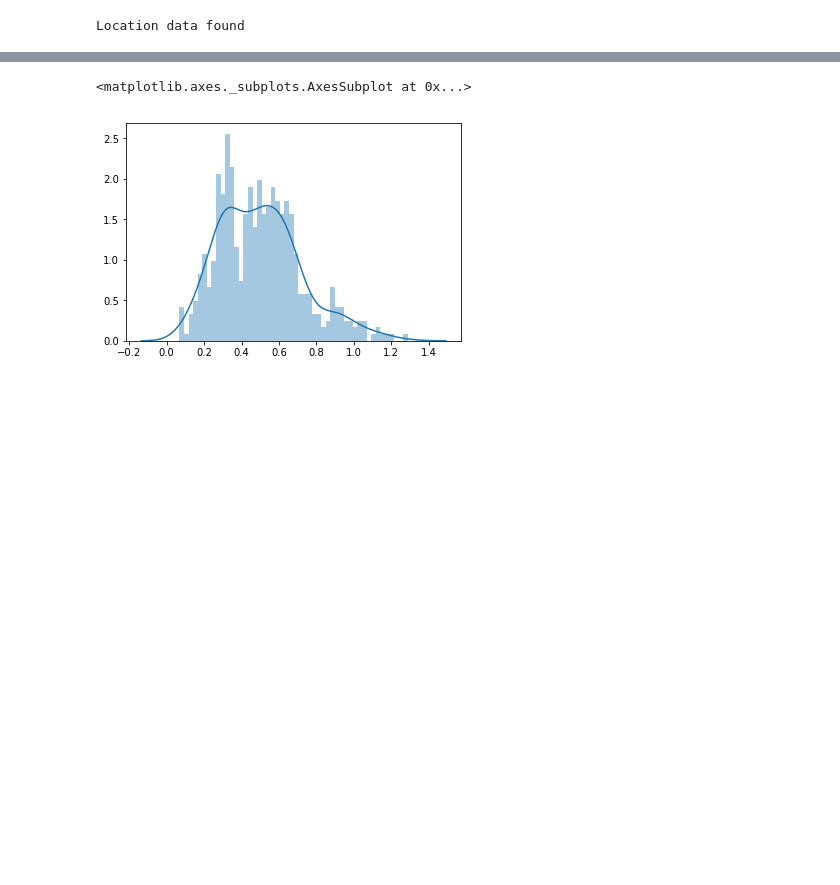
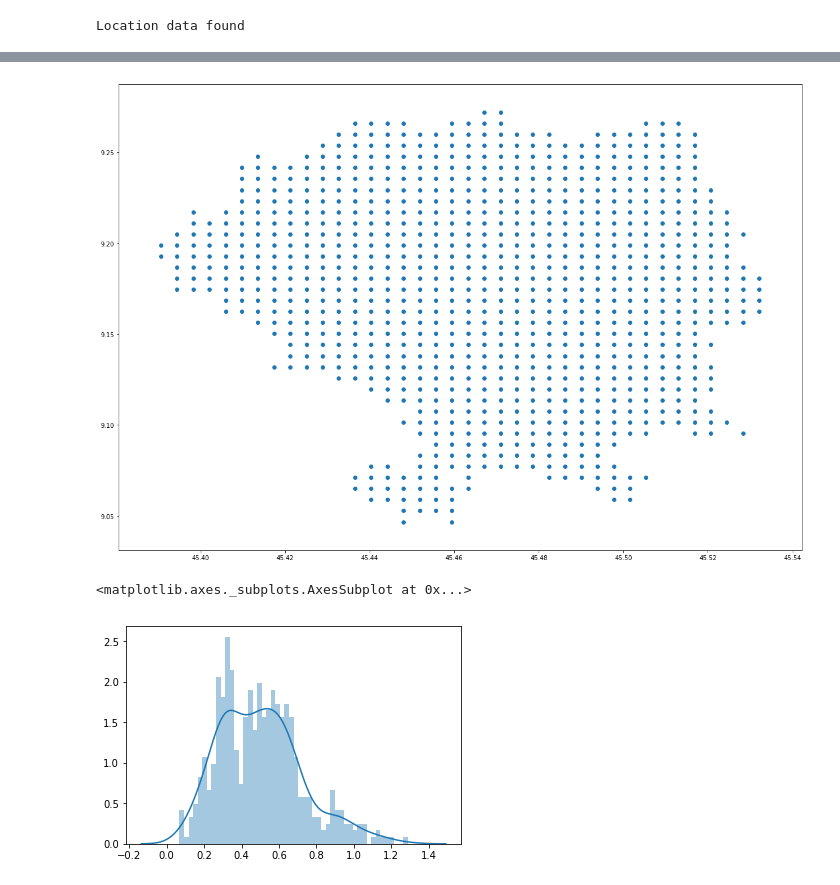
Before and after one commit to davideveronese/daf-data-science, a Jupyter notebook: mappa_quartiere/CityServicesModel.ipynb, the cells around one changed output, grey strips where cells are left out. Saved outputs shown, nothing was run; the diff lists cells and outputs as text; code cells hidden in the pictures; blank space fills up the shorter version.

```diff
--- a/mappa_quartiere/CityServicesModel.ipynb
+++ b/mappa_quartiere/CityServicesModel.ipynb
@@ -20,6 +24,7 @@ WARNING: mock demand factors initalised for ServiceTypes
 gaussKern = gaussian_process.kernels.RBF
 get_random_pos = lambda n: list(map(geopy.Point, list(zip(np.round(np.random.uniform(45.40, 45.50, n), 5),
                                 np.round(np.random.uniform(9.1, 9.3, n), 5)))))
+make_shapely_point = lambda geoPoint: shapely.geometry.Point(tuple(geoPoint))
 # %%
 ## ServiceUnit class
 class ServiceUnit:
@@ -200,0 +283,6 @@ Location data found
+# %%
+nil = gpd.read_file('data/milanoNIL.geojson')
+#xx = nil['geometry'][0]
+#shapely..union(nil['geometry'][1])
+zz = shapely.ops.cascaded_union(nil['geometry'])
+zz.bounds
@@ -201,3 +312,36 @@ Location data found
+# %%
+gridSize = 40
+
+# precompute coordinate ranges
+latRange = (zz.bounds[0], zz.bounds[2])
+longRange = (zz.bounds[1], zz.bounds[3])
+
+# precompute plotting grid
+(xPlot, yPlot) = np.meshgrid(np.linspace(*longRange, gridSize),
+                                               np.linspace(*latRange, gridSize),
+                                        indexing='ij')
+
+plotPoints = np.empty_like(xPlot, dtype=object)
+for (i,j),_ in np.ndenumerate(plotPoints):
+            plotPoints[i,j] = geopy.Point(yPlot[i,j], xPlot[i,j]) # (lat, long) format
+
+# mark points outside boundaries
+#tt = plotPoints[0,0]
+#bInPerimeter = zz.contains(shapely.geometry.Point(plotPoints[0,0].longitude, plotPoints[0,0].latitude))
+
+
+ww = [zz.contains(make_shapely_point(p)) for p in plotPoints.flat]
+bInBoundary = np.array(ww).reshape(xPlot.shape)
+#make_shapely_point = lambda geoPoint: shapely.geometry.Point(tuple(geoPoint))
+#zz.y
+# %%
+bInBoundary = np.array(ww).reshape(xPlot.shape)
+bInBoundary.mean()
+
+plt.scatter(xPlot[bInBoundary], yPlot[bInBoundary])
+plt.show()
+# %% [output]
+[figure, added]
 # %%
 ## Plot tools
 class unitPlotter:
```
Also changed, not shown: parts of 14 cells of this notebook.
